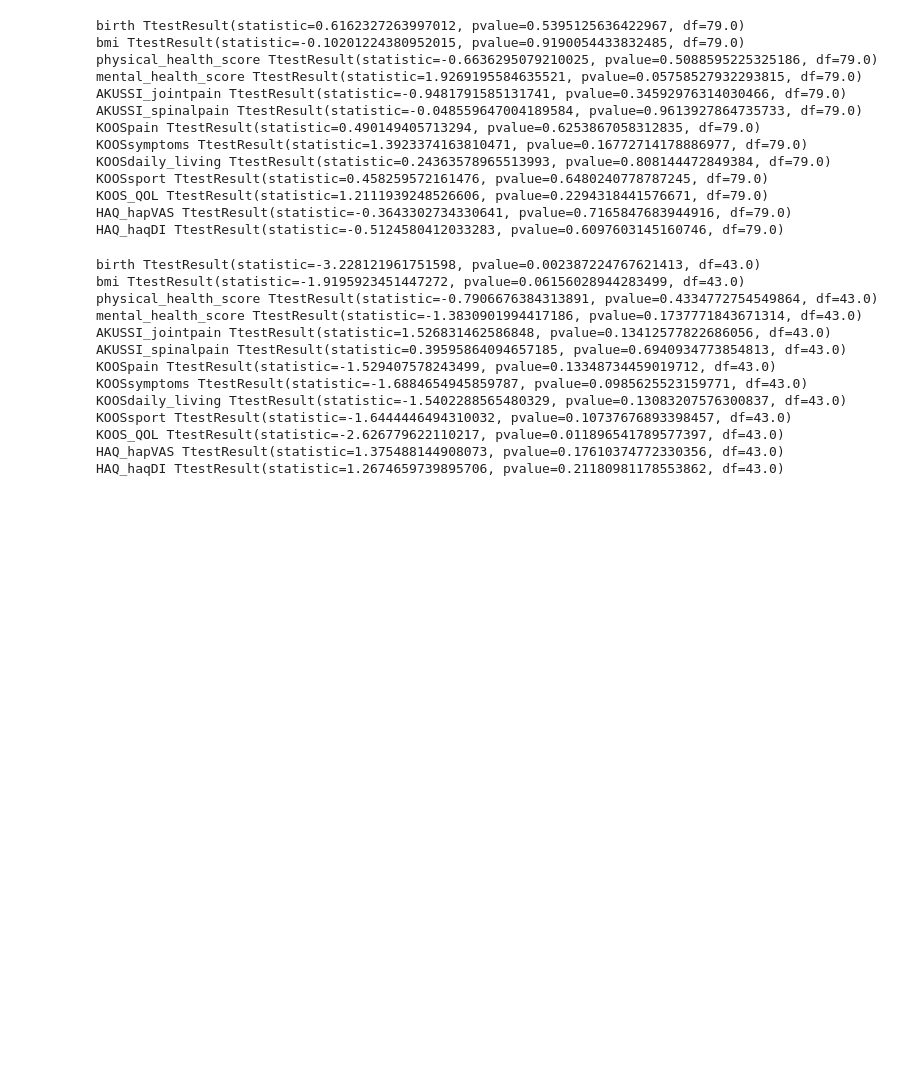
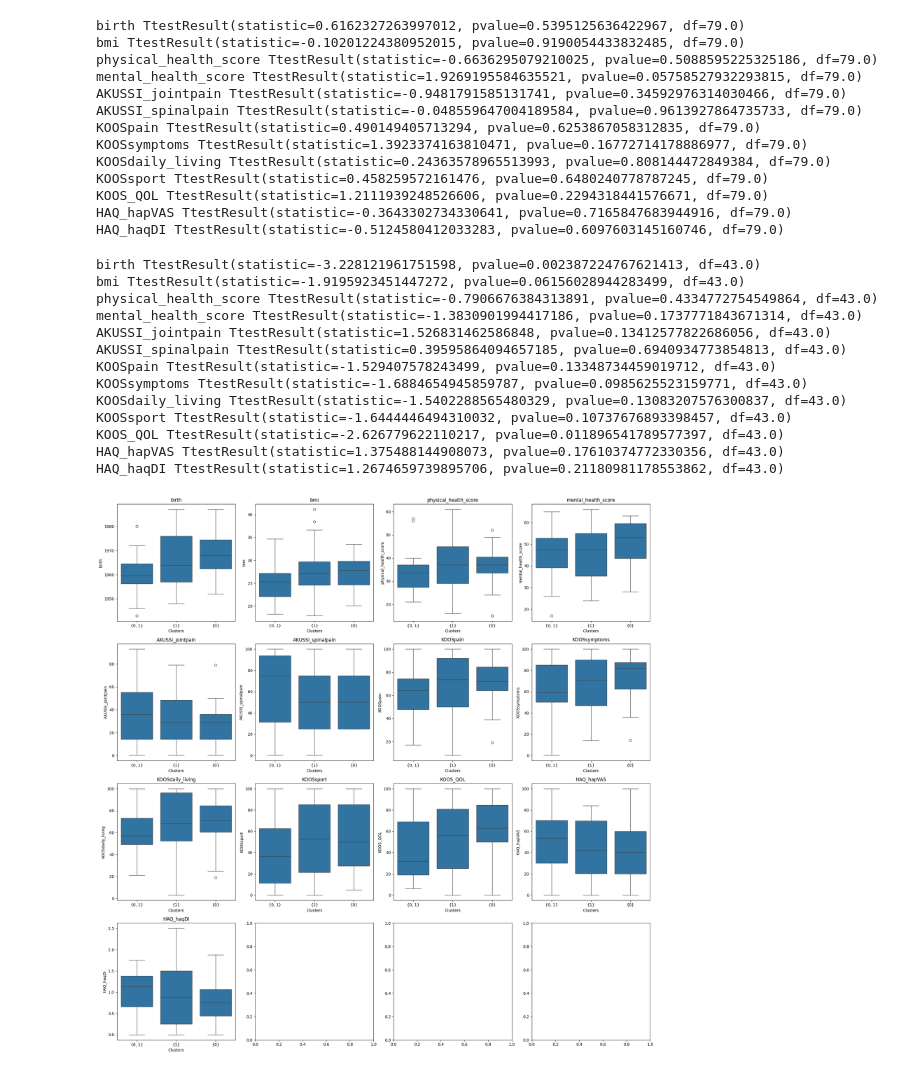
Before and after one commit to g-lago8/CHL-Project, a Jupyter notebook: notebooks/matricione.ipynb, the cells around one changed output. Cells and saved outputs as stored; diff of their text form; code cells hidden in the pictures; blank space fills up the shorter version.

```diff
--- a/notebooks/matricione.ipynb
+++ b/notebooks/matricione.ipynb
@@ -179,14 +196,3 @@ Index(['Protein change allele 1', 'Protein change allele 2',
        'RMSD_all_A1', 'Alignment_A1', 'RMSD_A2', 'RMSD_all_A2', 'Alignment_A2',
        'clusters'],
       dtype='object')
-# %%
-# perform a statistical test to see if the means are significantly different
-
-from scipy.stats import ttest_ind
-
-column_to_test = 'physical_health_score'
-
-cluster1 = df_paths[df_paths['clusters'] == '{0, 1}'][column_to_test]
-cluster2 = df_paths[df_paths['clusters'] == '{1}'][column_to_test]
-
-ttest_ind(cluster1, cluster2)
@@ -254,3 +258,21 @@ KOOSsport TtestResult(statistic=-1.6444446494310032, pvalue=0.10737676893398457,
 KOOS_QOL TtestResult(statistic=-2.626779622110217, pvalue=0.011896541789577397, df=43.0)
 HAQ_hapVAS TtestResult(statistic=1.375488144908073, pvalue=0.17610374772330356, df=43.0)
 HAQ_haqDI TtestResult(statistic=1.2674659739895706, pvalue=0.21180981178553862, df=43.0)
+# %%
+# plot values of each metric for each cluster
+import seaborn as sns
+
+fig, ax = plt.subplots(4, 4, figsize=(20, 20))
+
+for i, column in enumerate(columns_to_test):
+    sns.boxplot(x='clusters', y=column, data=df_paths, ax=ax[i//4, i%4])
+    ax[i//4, i%4].set_title(column)
+    ax[i//4, i%4].set_ylabel('')
+    ax[i//4, i%4].set_xlabel('')
+    ax[i//4, i%4].set_xlabel('Clusters')
+    ax[i//4, i%4].set_ylabel(column)
+    ax[i//4, i%4].set_title(column)
+plt.tight_layout()
+plt.show()
+# %% [output]
+[figure, added]
```
Also changed, not shown: parts of 18 cells of this notebook.
